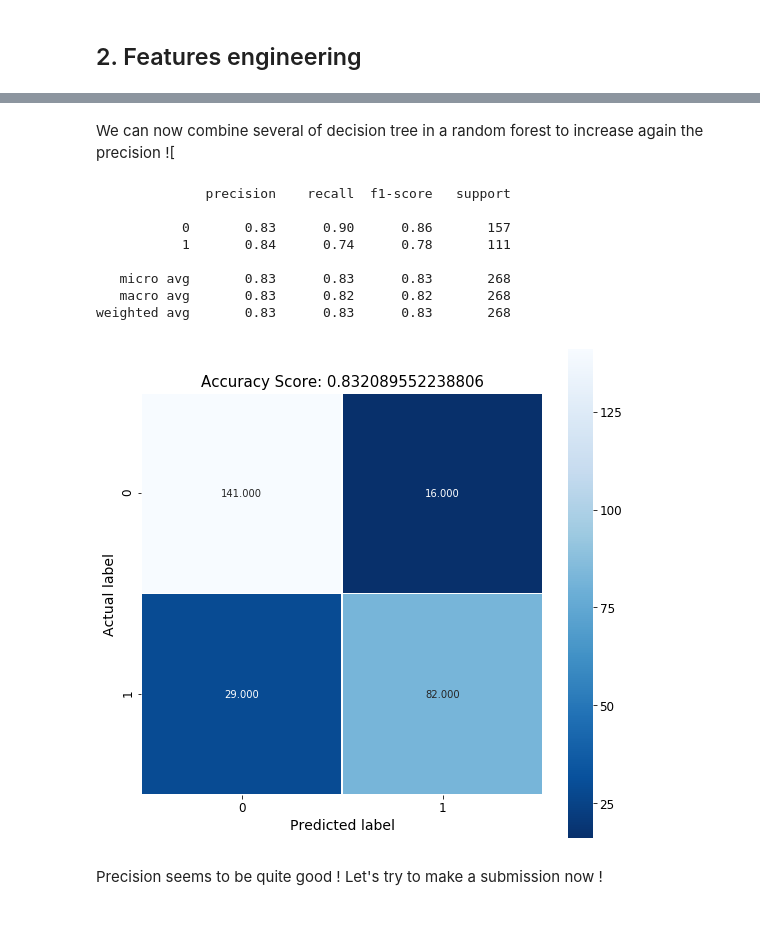
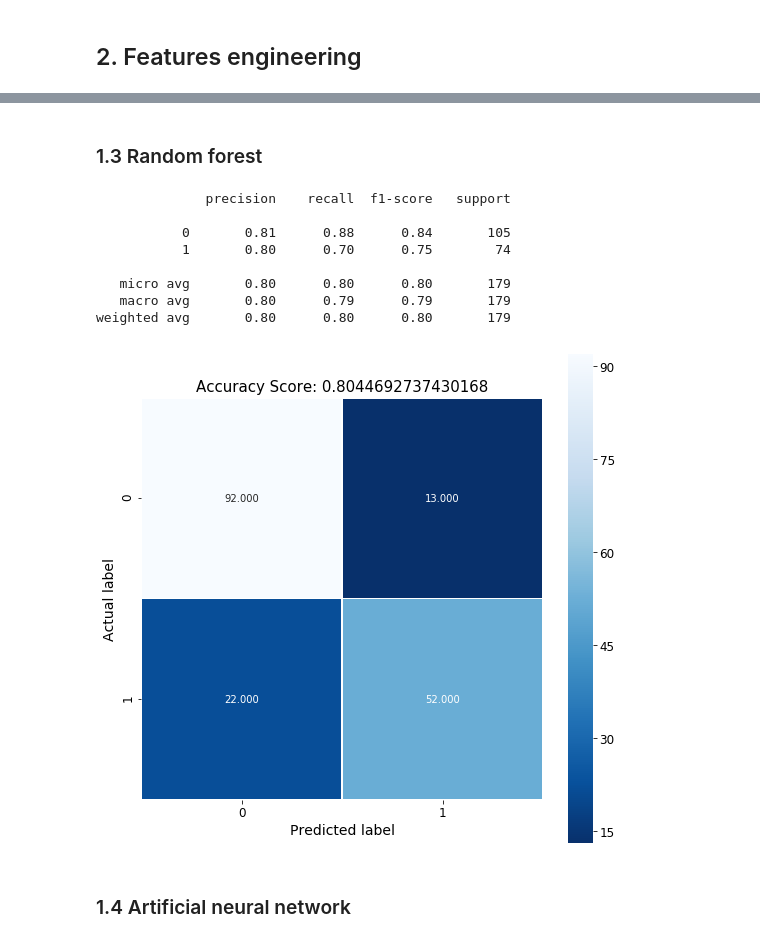
Before and after one commit to nicohlr/kaggle, a Jupyter notebook: titanic/titanic.ipynb, the cells around one changed output, grey strips where cells are left out. Drawn from its saved outputs; the diff is of its cells as text; code cells hidden in the pictures.

```diff
--- a/titanic/titanic.ipynb
+++ b/titanic/titanic.ipynb
@@ -250,19 +254,16 @@ def preprocess_data(df):
 # %%
 # Let's divide the train dataset in two datasets to evaluate perfomance of machine learning models used
 train_df = train_df_raw.copy()
-X_train = train_df.drop(['Survived'], 1)
-Y_train = train_df['Survived']
+X = train_df.drop(['Survived'], 1)
+Y = train_df['Survived']
 
 # Split dataset for prediction
-X_train_sample_train, X_train_sample_test, Y_train_sample_train, Y_train_sample_test = sklearn.model_selection.train_test_split(X_train,
-                                                                                                                                Y_train,
-                                                                                                                                test_size=0.3,
-                                                                                                                                random_state=42)
+X_train, X_test, Y_train, Y_test = train_test_split(X, Y, test_size=0.2, random_state=42)
 
-X_train_sample_train = preprocess_data(X_train_sample_train)
-X_train_sample_test = preprocess_data(X_train_sample_test)
-X_train_sample_train = standardize(X_train_sample_train)
-X_train_sample_test = standardize(X_train_sample_test)
+X_train = preprocess_data(X_train)
+X_test = preprocess_data(X_test)
+X_train = standardize(X_train)
+X_test = standardize(X_test)
 
-X_train_sample_train.head()
+X_train.head()
 # %% [output]
@@ -278,14 +278,14 @@ X_train_sample_train.head()
 # %%
 # Create and train model on train data sample
 logisticRegr = LogisticRegression(random_state=42)
-logisticRegr.fit(X_train_sample_train, Y_train_sample_train)
+logisticRegr.fit(X_train, Y_train)
 
 # Predict for test data sample
-logistic_prediction_train = logisticRegr.predict(X_train_sample_test)
+logistic_prediction = logisticRegr.predict(X_test)
 
 # Compute error between predicted data and true response and display it in confusion matrix
-score = metrics.accuracy_score(Y_train_sample_test, logistic_prediction_train)
-display_confusion_matrix(Y_train_sample_test, logistic_prediction_train, score=score)
+score = metrics.accuracy_score(Y_test, logistic_prediction)
+display_confusion_matrix(Y_test, logistic_prediction, score=score)
 # %% [output]
               precision    recall  f1-score   support
 
@@ -301,14 +301,14 @@ This first simplest model seems to be already efficient ! But let's try a more c
 # %%
 # Create and train model on train data sample
 dt = DecisionTreeClassifier(min_samples_split=15, min_samples_leaf=20, random_state=42)
-dt.fit(X_train_sample_train, Y_train_sample_train)
+dt.fit(X_train, Y_train)
 
 # Predict for test data sample
-dt_prediction_train = dt.predict(X_train_sample_test)
+dt_prediction = dt.predict(X_test)
 
 # Compute error between predicted data and true response and display it in confusion matrix
-score = metrics.accuracy_score(Y_train_sample_test, dt_prediction_train)
-display_confusion_matrix(Y_train_sample_test, dt_prediction_train, score=score)
+score = metrics.accuracy_score(Y_test, dt_prediction)
+display_confusion_matrix(Y_test, dt_prediction, score=score)
 # %% [output]
               precision    recall  f1-score   support
 
@@ -324,28 +324,28 @@ visualize_tree(dt, X_train_sample_test.columns)
 ! dot -Tpng dt.dot > dt.png
 # %% [markdown]
 ![title](dt.png)
-# %% [markdown]
-We can now combine several of decision tree in a random forest to increase again the precision ![
+# %% [markdown]
+### 1.3 Random forest
 # %%
 # Create and train model on train data sample
 rf = RandomForestClassifier(n_estimators=1000, max_depth=8, min_samples_leaf=2, random_state=42)
-rf.fit(X_train_sample_train, Y_train_sample_train)
+rf.fit(X_train, Y_train)
 
 # Predict for test data sample
-rf_prediction_train = rf.predict(X_train_sample_test)
+rf_prediction = rf.predict(X_test)
 
 # Compute error between predicted data and true response and display it in confusion matrix
-score = metrics.accuracy_score(Y_train_sample_test, rf_prediction_train)
-display_confusion_matrix(Y_train_sample_test, rf_prediction_train, score=score)
+score = metrics.accuracy_score(Y_test, rf_prediction)
+display_confusion_matrix(Y_test, rf_prediction, score=score)
 # %% [output]
               precision    recall  f1-score   support
 
-           0       0.83      0.90      0.86       157
-           1       0.84      0.74      0.78       111
+           0       0.81      0.88      0.84       105
+           1       0.80      0.70      0.75        74
 
-   micro avg       0.83      0.83      0.83       268
-   macro avg       0.83      0.82      0.82       268
-weighted avg       0.83      0.83      0.83       268
+   micro avg       0.80      0.80      0.80       179
+   macro avg       0.80      0.79      0.79       179
+weighted avg       0.80      0.80      0.80       179
-[figure, old version]
+[figure, new version]
-# %% [markdown]
-Precision seems to be quite good ! Let's try to make a submission now !
+# %% [markdown]
+### 1.4 Artificial neural network
```
Also changed, not shown: parts of 24 cells of this notebook, 4 other files.
